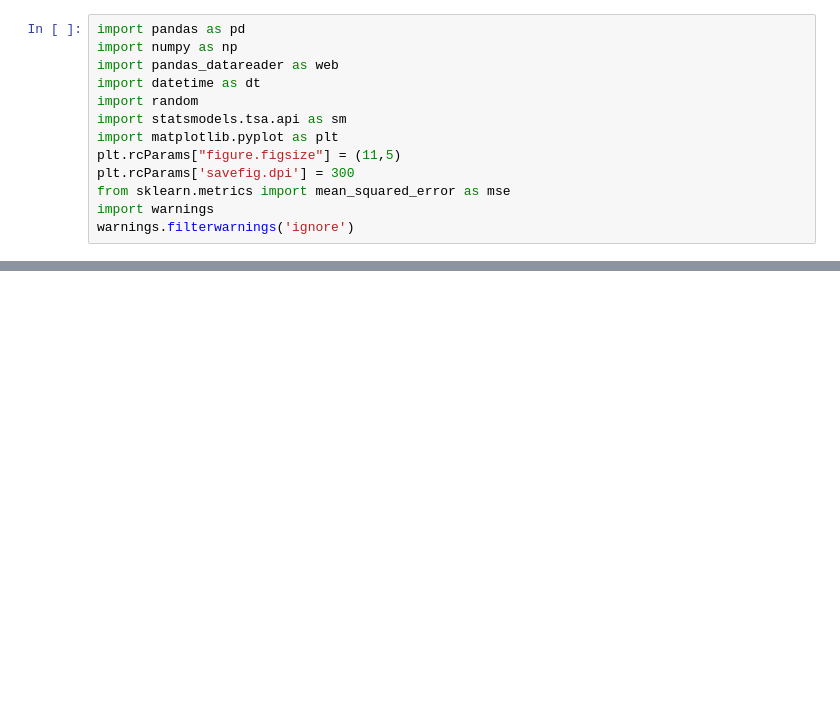
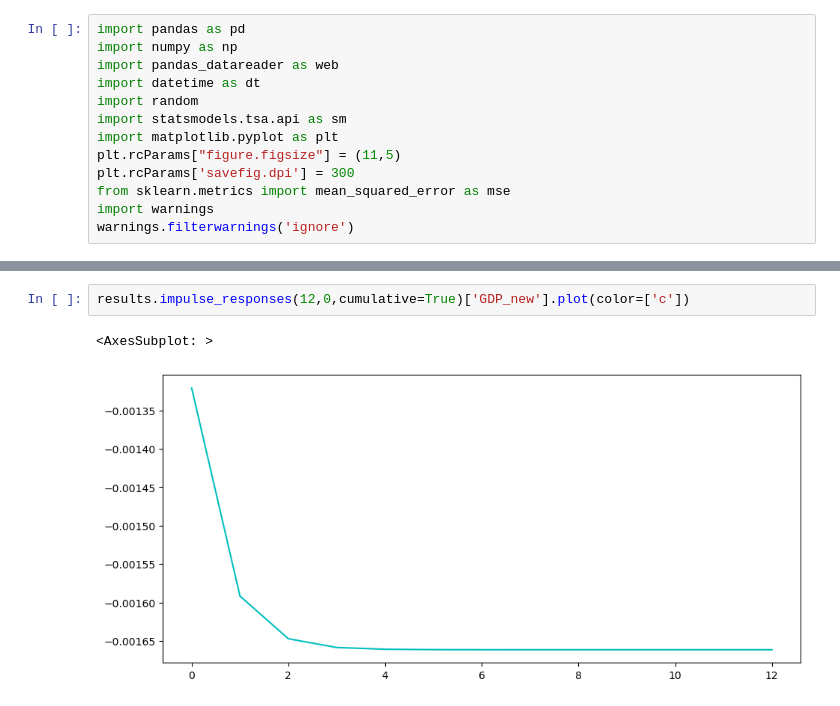
Before and after one commit to philtousi/dynamic_factor_models, a Jupyter notebook: dfm.ipynb, the cells around one changed output, grey strips where cells are left out. Cells and saved outputs as stored; diff of their text form; blank space fills up the shorter version.

```diff
--- a/dfm.ipynb
+++ b/dfm.ipynb
@@ -123,2 +133,7 @@ Transition: Factor block 1
 Warnings:
 [1] Covariance matrix not calculated.
+# %%
+results.impulse_responses(12,0,cumulative=True)['GDP_new'].plot(color=['c'])
+# %% [output]
+<AxesSubplot: >
+[figure, added]
```
Also changed, not shown: parts of 14 cells of this notebook.
